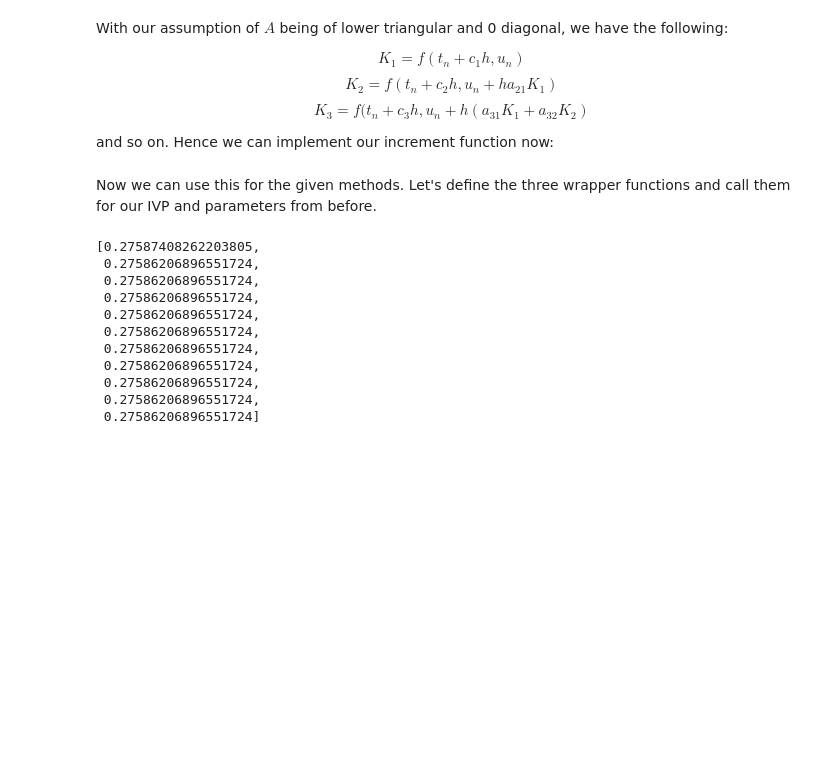
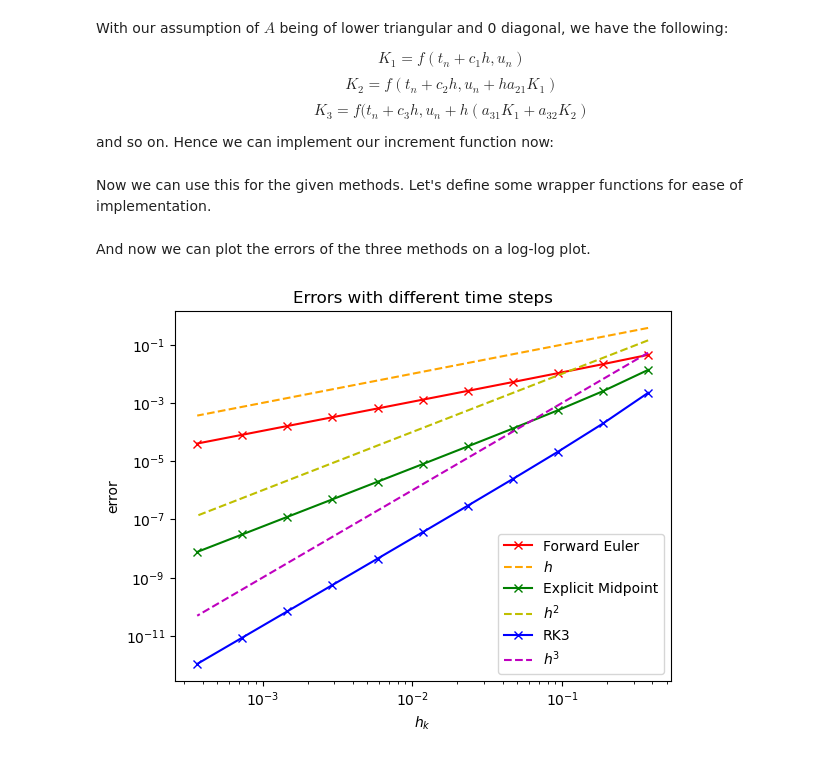
Before and after one commit to ArkinF/MA2K4, a Jupyter notebook: MA2K4 Assignment4.ipynb, the cells around one changed output. Drawn from its saved outputs; the diff is of its cells as text; code cells hidden in the pictures; blank space fills up the shorter version.

```diff
--- a/MA2K4 Assignment4.ipynb
+++ b/MA2K4 Assignment4.ipynb
@@ -147,24 +175,24 @@ and so on. Hence we can implement our increment function now:
 def explicitRK(t, u, f, h, A, b, c):
 
     s = len(b)
-    Ks = []
+    K_vals = []
 
     for i in range(s):
-        K = f(t + c[i] * h, u + h * sum([A[i][j] * Ks[j] for j in range(i)]))
-        Ks.append(K)
+        K = f(t + h * c[i], u + h * np.dot(A[i][:i], K_vals[:i]))
+        K_vals.append(K)
 
-    phi = np.dot(b, Ks)
-    return h * phi
+    phi = np.dot(b, K_vals)
+    return u + h * phi
 # %% [markdown]
-Now we can use this for the given methods. Let's define the three wrapper functions and call them for our IVP and parameters from before.
+Now we can use this for the given methods. Let's define some wrapper functions for ease of implementation.
 # %%
-def for_eul(t, u, f, h):
-    A = [0]
+def forward_euler(t, u, f, h):
+    A = [[0]]
     b = [1]
     c = [0]
     return explicitRK(t, u, f, h, A, b, c)
 
-def exp_mid(t, u, f, h):
+def explicit_midpoint(t, u, f, h):
     A = [[0,0], [1/2,0]]
     b = [0, 1]
     c = [0, 1/2]
@@ -175,17 +203,21 @@ def RK3(t, u, f, h):
     b = [1/6, 2/3, 1/6]
     c = [0, 1/2, 1]
     return explicitRK(t, u, f, h, A, b, c)
-# %%
-[lastError(RK3, h_values[i], N_values[i]) for i in range(11)]
-# %% [output]
-[0.27587408262203805,
- 0.27586206896551724,
- 0.27586206896551724,
- 0.27586206896551724,
- 0.27586206896551724,
- 0.27586206896551724,
- 0.27586206896551724,
- 0.27586206896551724,
- 0.27586206896551724,
- 0.27586206896551724,
- 0.27586206896551724]
+# %% [markdown]
+And now we can plot the errors of the three methods on a log-log plot.
+# %%
+plt.plot(h_values, [lastError(forward_euler, h_values[i], N_values[i]) for i in range(11)], 'x-r', label='Forward Euler')
+plt.plot(h_values, h_values, '--', color='orange', label='$h$')
+plt.plot(h_values, [lastError(explicit_midpoint, h_values[i], N_values[i]) for i in range(11)], 'x-g', label='Explicit Midpoint')
+plt.plot(h_values, h_values**2, '--y', label='$h^2$')
+plt.plot(h_values, [lastError(RK3, h_values[i], N_values[i]) for i in range(11)], 'x-b', label='RK3')
+plt.plot(h_values, h_values**3, '--m', label='$h^3$')
+plt.xscale('log')
+plt.yscale('log')
+plt.title('Errors with different time steps')
+plt.xlabel('$h_k$')
+plt.ylabel('error')
+plt.legend()
+plt.show()
+# %% [output]
+[figure, added]
```
Also changed, not shown: parts of 20 cells of this notebook.
